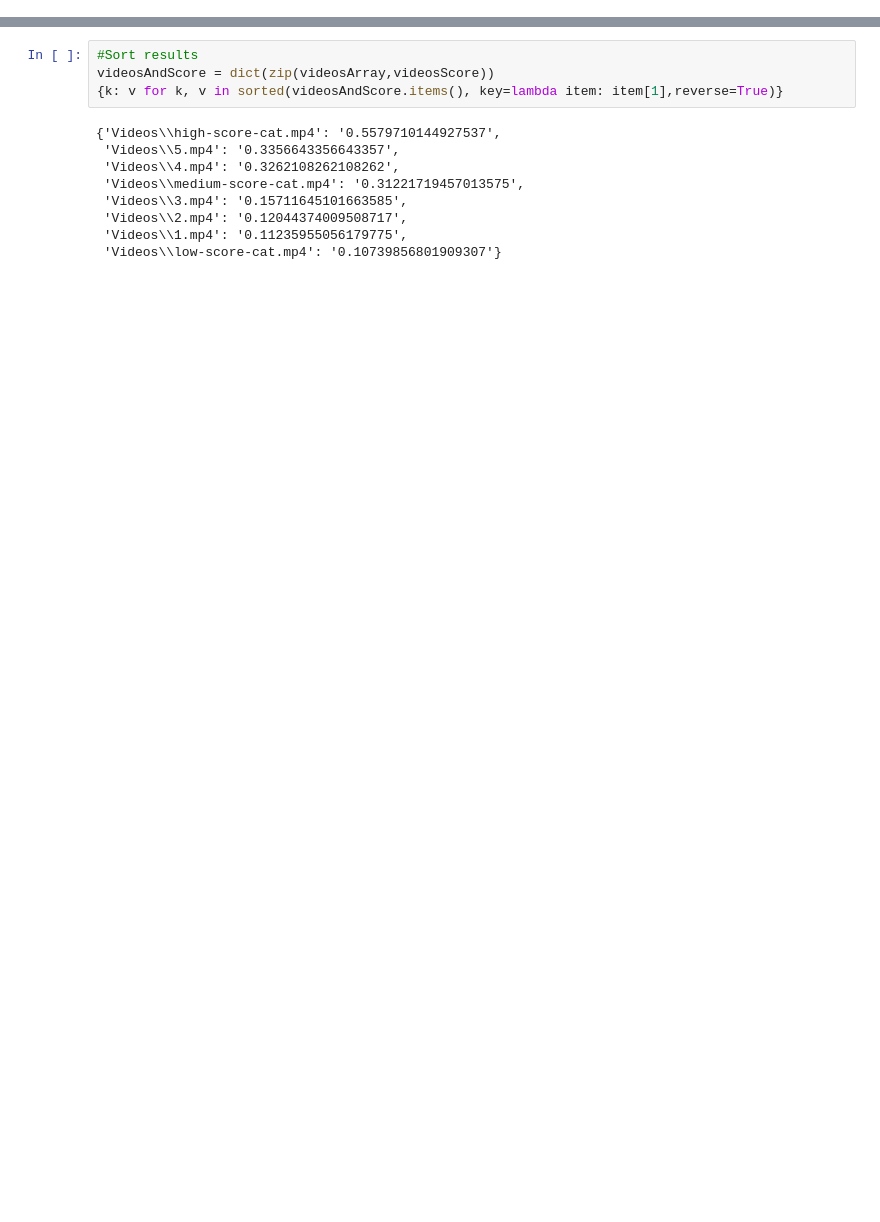
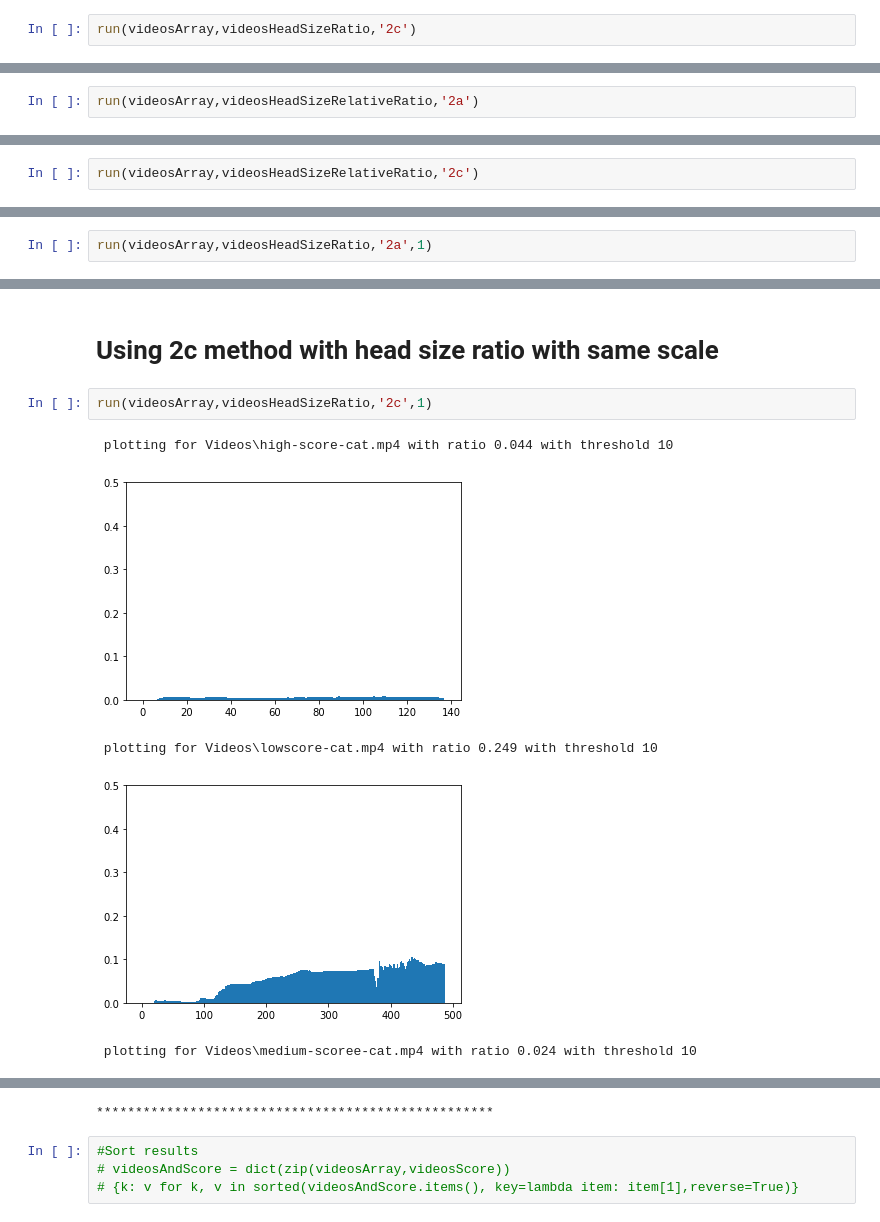
Before and after one commit to NoamTiram/HarnessVision, a Jupyter notebook: harness.ipynb, the cells around one changed output, grey strips where cells are left out. Cells and saved outputs as stored; diff of their text form; blank space fills up the shorter version.

```diff
--- a/harness.ipynb
+++ b/harness.ipynb
@@ -86,0 +131,2 @@ for i in range(len(videosArray)):
+# %%
+run(videosArray,videosHeadSizeRatio,'2c')
@@ -86,0 +143,2 @@ for i in range(len(videosArray)):
+# %%
+run(videosArray,videosHeadSizeRelativeRatio,'2a')
@@ -86,0 +159,2 @@ for i in range(len(videosArray)):
+# %%
+run(videosArray,videosHeadSizeRelativeRatio,'2c')
@@ -86,0 +171,2 @@ for i in range(len(videosArray)):
+# %%
+run(videosArray,videosHeadSizeRatio,'2a',1)
@@ -86,0 +181,10 @@ for i in range(len(videosArray)):
+# %% [markdown]
+# Using 2c method with head size ratio with same scale
+# %%
+run(videosArray,videosHeadSizeRatio,'2c',1)
+# %% [output]
+ plotting for Videos\high-score-cat.mp4 with ratio 0.044 with threshold 10
+[figure, added]
+ plotting for Videos\lowscore-cat.mp4 with ratio 0.249 with threshold 10
+[figure, added]
+ plotting for Videos\medium-scoree-cat.mp4 with ratio 0.024 with threshold 10
@@ -87,13 +192,5 @@ for i in range(len(videosArray)):
+***************************************************
 # %%
 #Sort results
-videosAndScore = dict(zip(videosArray,videosScore))
-{k: v for k, v in sorted(videosAndScore.items(), key=lambda item: item[1],reverse=True)}
+# videosAndScore = dict(zip(videosArray,videosScore))
+# {k: v for k, v in sorted(videosAndScore.items(), key=lambda item: item[1],reverse=True)}
-# %% [output]
-{'Videos\\high-score-cat.mp4': '0.5579710144927537',
- 'Videos\\5.mp4': '0.3356643356643357',
- 'Videos\\4.mp4': '0.3262108262108262',
- 'Videos\\medium-score-cat.mp4': '0.31221719457013575',
- 'Videos\\3.mp4': '0.15711645101663585',
- 'Videos\\2.mp4': '0.12044374009508717',
- 'Videos\\1.mp4': '0.11235955056179775',
- 'Videos\\low-score-cat.mp4': '0.10739856801909307'}
```
Also changed, not shown: parts of 27 cells of this notebook.
